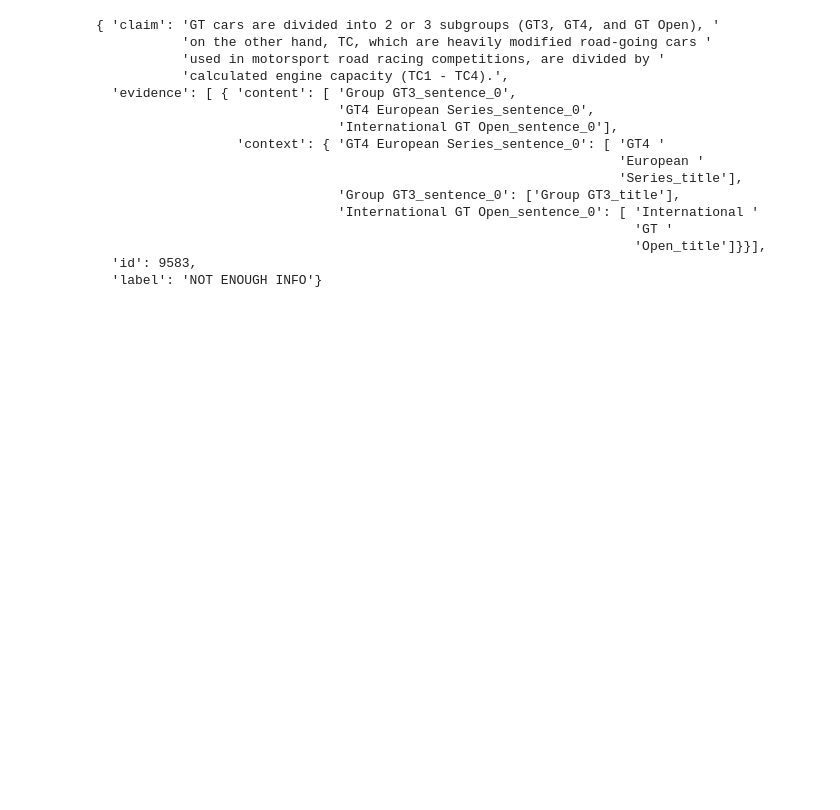
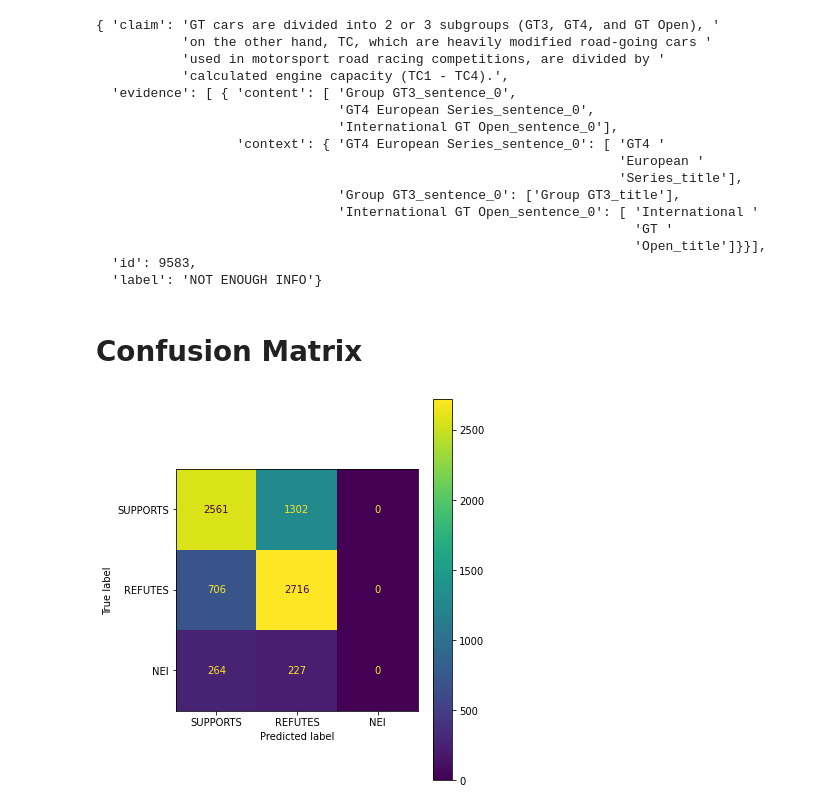
Before and after one commit to Martin36/FEVER2021_SharedTask, a Jupyter notebook: Error_analysis.ipynb, the cells around one changed output. Cells and saved outputs as stored; diff of their text form; code cells hidden in the pictures; blank space fills up the shorter version.

```diff
--- a/Error_analysis.ipynb
+++ b/Error_analysis.ipynb
@@ -134,3 +134,34 @@ pp.pprint(d)
                                                                      'Open_title']}}],
   'id': 9583,
   'label': 'NOT ENOUGH INFO'}
+# %% [markdown]
+# Confusion Matrix
+# %%
+from sklearn.metrics import confusion_matrix, ConfusionMatrixDisplay
+from util.util_funcs import load_json, LABEL_TO_IDX
+import matplotlib.pyplot as plt
+
+veracity_prediction = load_json("data/dev/veracity_prediction_accuracy.json")
+
+all_correct_labels = veracity_prediction["all_correct_labels"]
+all_predicted_labels = veracity_prediction["all_predicted_labels"]
+
+y_true = [LABEL_TO_IDX[label] for label in all_correct_labels]
+y_pred = [LABEL_TO_IDX[label] for label in all_predicted_labels]
+#labels = list(LABEL_TO_IDX.keys())
+labels = ["SUPPORTS", "REFUTES", "NEI"]
+
+confusion_mat = confusion_matrix(y_true, y_pred)
+disp = ConfusionMatrixDisplay(confusion_matrix=confusion_mat,
+                              display_labels=labels)
+
+fig, ax = plt.subplots(figsize=(7,7))
+fig.subplots_adjust(left=0.3) # or whatever
+#fig.tight_layout()
+#plt.subplots_adjust(left=1, bottom=0, right=5, top=3, wspace=0, hspace=0)
+
+disp.plot(ax=ax)
+plt.savefig("data/dev/confusion_mat.png")
+#plt.show()
+# %% [output]
+[figure, added]
```
Also changed, not shown: 17 other files.
